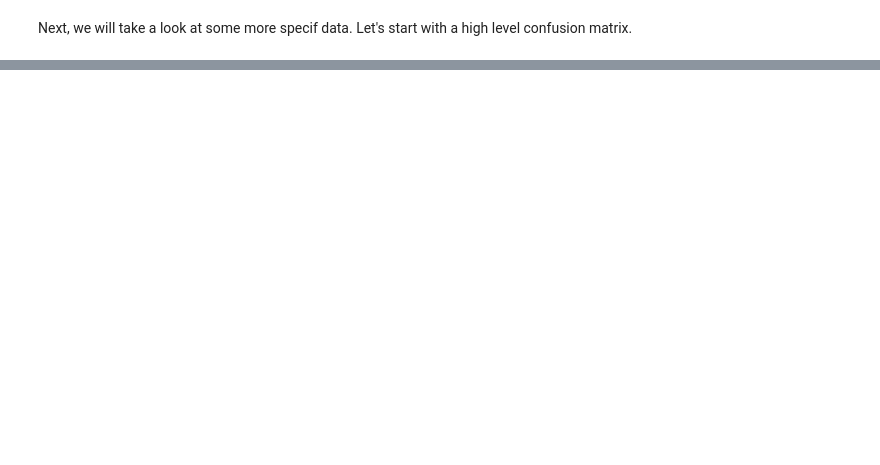
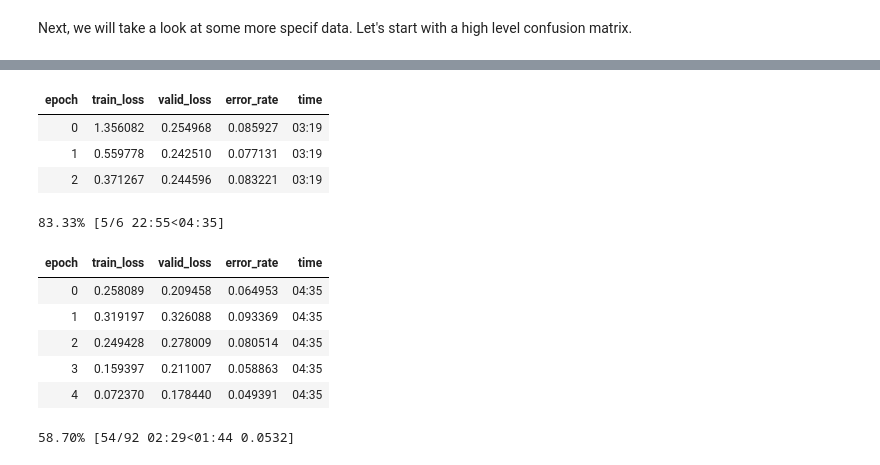
Before and after one commit to 1Paws7/blog, a Jupyter notebook: _notebooks/2020-06-25-Fine Grain Image Classifier.ipynb, the cells around one changed output, grey strips where cells are left out. Saved outputs shown, nothing was run; the diff lists cells and outputs as text; code cells hidden in the pictures; blank space fills up the shorter version.

```diff
--- a/_notebooks/2020-06-25-Fine Grain Image Classifier.ipynb
+++ b/_notebooks/2020-06-25-Fine Grain Image Classifier.ipynb
@@ -146,0 +232,4 @@ SuggestedLRs(lr_min=0.012022644281387329, lr_steep=0.005248074419796467)
+# %%
+learn = cnn_learner(dls, resnet101, metrics=error_rate).to_fp16()
+learn.fine_tune(6, freeze_epochs=3)
+# %% [output]
@@ -146,0 +237,12 @@ SuggestedLRs(lr_min=0.012022644281387329, lr_steep=0.005248074419796467)
+| epoch | train_loss | valid_loss | error_rate | time |
+| 0 | 1.356082 | 0.254968 | 0.085927 | 03:19 |
+| 1 | 0.559778 | 0.242510 | 0.077131 | 03:19 |
+| 2 | 0.371267 | 0.244596 | 0.083221 | 03:19 |
+83.33% [5/6 22:55<04:35]
+| epoch | train_loss | valid_loss | error_rate | time |
+| 0 | 0.258089 | 0.209458 | 0.064953 | 04:35 |
+| 1 | 0.319197 | 0.326088 | 0.093369 | 04:35 |
+| 2 | 0.249428 | 0.278009 | 0.080514 | 04:35 |
+| 3 | 0.159397 | 0.211007 | 0.058863 | 04:35 |
+| 4 | 0.072370 | 0.178440 | 0.049391 | 04:35 |
+58.70% [54/92 02:29<01:44 0.0532]
```
Also changed, not shown: parts of 27 cells of this notebook, 1 other file.
